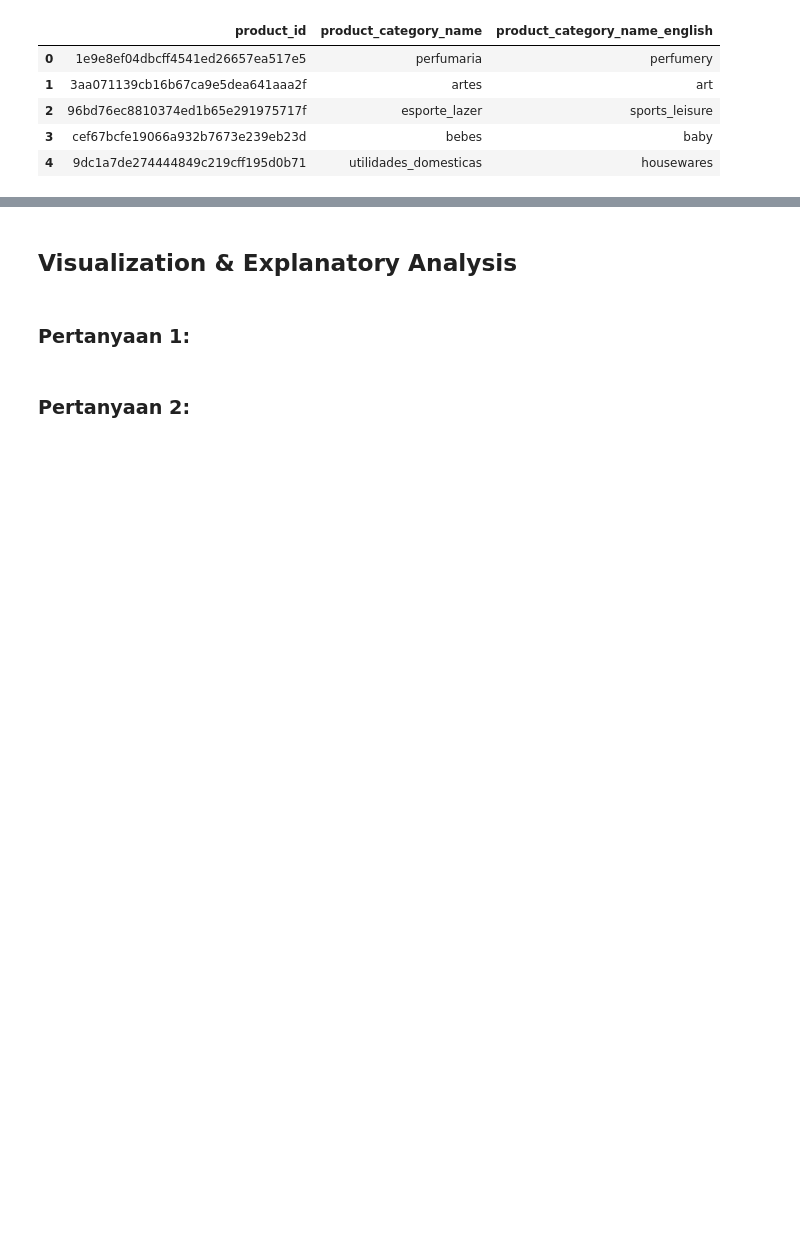
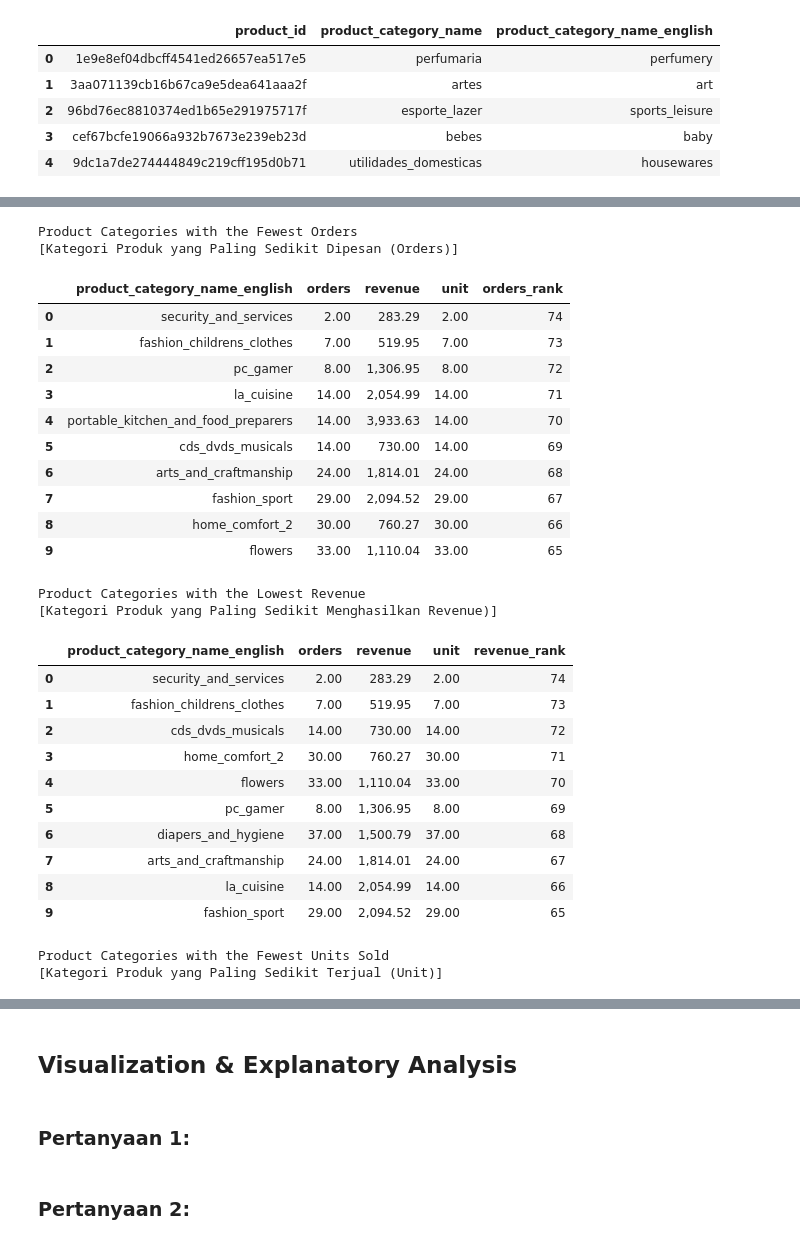
Before and after one commit to arguto1993/olist-ecommerce-performance, a Jupyter notebook: ecommerce_performance.ipynb, the cells around one changed output, grey strips where cells are left out. Drawn from its saved outputs; the diff is of its cells as text; code cells hidden in the pictures; blank space fills up the shorter version.

```diff
--- a/ecommerce_performance.ipynb
+++ b/ecommerce_performance.ipynb
@@ -1053,0 +1280,79 @@ df_orders_product_category.tail()
+# %%
+# Get sorted category by 'orders' and add rank
+df_orders_sales_by_product_category_sorted_orders = (
+    df_orders_sales_by_product_category
+    .sort_values(by='orders', ascending=True)
+    .reset_index(drop=True)
+)
+df_orders_sales_by_product_category_sorted_orders['orders_rank'] = range(
+    len(df_orders_sales_by_product_category_sorted_orders), 0, -1
+)
+
+# Get sorted category by 'revenue' and add rank
+df_orders_sales_by_product_category_sorted_revenue = (
+    df_orders_sales_by_product_category
+    .sort_values(by='revenue', ascending=True)
+    .reset_index(drop=True)
+)
+df_orders_sales_by_product_category_sorted_revenue['revenue_rank'] = range(
+    len(df_orders_sales_by_product_category_sorted_revenue), 0, -1
+)
+
+# Get sorted category by 'unit' and add rank
+df_orders_sales_by_product_category_sorted_unit = (
+    df_orders_sales_by_product_category
+    .sort_values(by='unit', ascending=True)
+    .reset_index(drop=True)
+)
+df_orders_sales_by_product_category_sorted_unit['unit_rank'] = range(
+    len(df_orders_sales_by_product_category_sorted_unit), 0, -1
+)
+
+desc_bottom_orders = "\n[Kategori Produk yang Paling Sedikit Dipesan (Orders)]"
+desc_bottom_revenue = "\n[Kategori Produk yang Paling Sedikit Menghasilkan Revenue)]"
+desc_bottom_unit = "\n[Kategori Produk yang Paling Sedikit Terjual (Unit)]"
+
+bottom_category_dict = {
+    "Product Categories with the Fewest Orders" + desc_bottom_orders: df_orders_sales_by_product_category_sorted_orders,
+    "Product Categories with the Lowest Revenue" + desc_bottom_revenue: df_orders_sales_by_product_category_sorted_revenue,
+    "Product Categories with the Fewest Units Sold" + desc_bottom_unit: df_orders_sales_by_product_category_sorted_unit,
+}
+
+# Format the columns for 'orders', 'revenue' and 'unit' with 2 decimal places and thousands separator
+for title, df in bottom_category_dict.items():
+    df['orders'] = df['orders'].apply(lambda x: f"{x:,.2f}")
+    df['revenue'] = df['revenue'].apply(lambda x: f"{x:,.2f}")
+    df['unit'] = df['unit'].apply(lambda x: f"{x:,.2f}")
+
+    # Display the Results
+    print(title)
+    display(df.head(10))
+# %% [output]
+Product Categories with the Fewest Orders
+[Kategori Produk yang Paling Sedikit Dipesan (Orders)]
+|  | product_category_name_english | orders | revenue | unit | orders_rank |
+| 0 | security_and_services | 2.00 | 283.29 | 2.00 | 74 |
+| 1 | fashion_childrens_clothes | 7.00 | 519.95 | 7.00 | 73 |
+| 2 | pc_gamer | 8.00 | 1,306.95 | 8.00 | 72 |
+| 3 | la_cuisine | 14.00 | 2,054.99 | 14.00 | 71 |
+| 4 | portable_kitchen_and_food_preparers | 14.00 | 3,933.63 | 14.00 | 70 |
+| 5 | cds_dvds_musicals | 14.00 | 730.00 | 14.00 | 69 |
+| 6 | arts_and_craftmanship | 24.00 | 1,814.01 | 24.00 | 68 |
+| 7 | fashion_sport | 29.00 | 2,094.52 | 29.00 | 67 |
+| 8 | home_comfort_2 | 30.00 | 760.27 | 30.00 | 66 |
+| 9 | flowers | 33.00 | 1,110.04 | 33.00 | 65 |
+Product Categories with the Lowest Revenue
+[Kategori Produk yang Paling Sedikit Menghasilkan Revenue)]
+|  | product_category_name_english | orders | revenue | unit | revenue_rank |
+| 0 | security_and_services | 2.00 | 283.29 | 2.00 | 74 |
+| 1 | fashion_childrens_clothes | 7.00 | 519.95 | 7.00 | 73 |
+| 2 | cds_dvds_musicals | 14.00 | 730.00 | 14.00 | 72 |
+| 3 | home_comfort_2 | 30.00 | 760.27 | 30.00 | 71 |
+| 4 | flowers | 33.00 | 1,110.04 | 33.00 | 70 |
+| 5 | pc_gamer | 8.00 | 1,306.95 | 8.00 | 69 |
+| 6 | diapers_and_hygiene | 37.00 | 1,500.79 | 37.00 | 68 |
+| 7 | arts_and_craftmanship | 24.00 | 1,814.01 | 24.00 | 67 |
+| 8 | la_cuisine | 14.00 | 2,054.99 | 14.00 | 66 |
+| 9 | fashion_sport | 29.00 | 2,094.52 | 29.00 | 65 |
+Product Categories with the Fewest Units Sold
+[Kategori Produk yang Paling Sedikit Terjual (Unit)]
```
Also changed, not shown: parts of 41 cells of this notebook.
